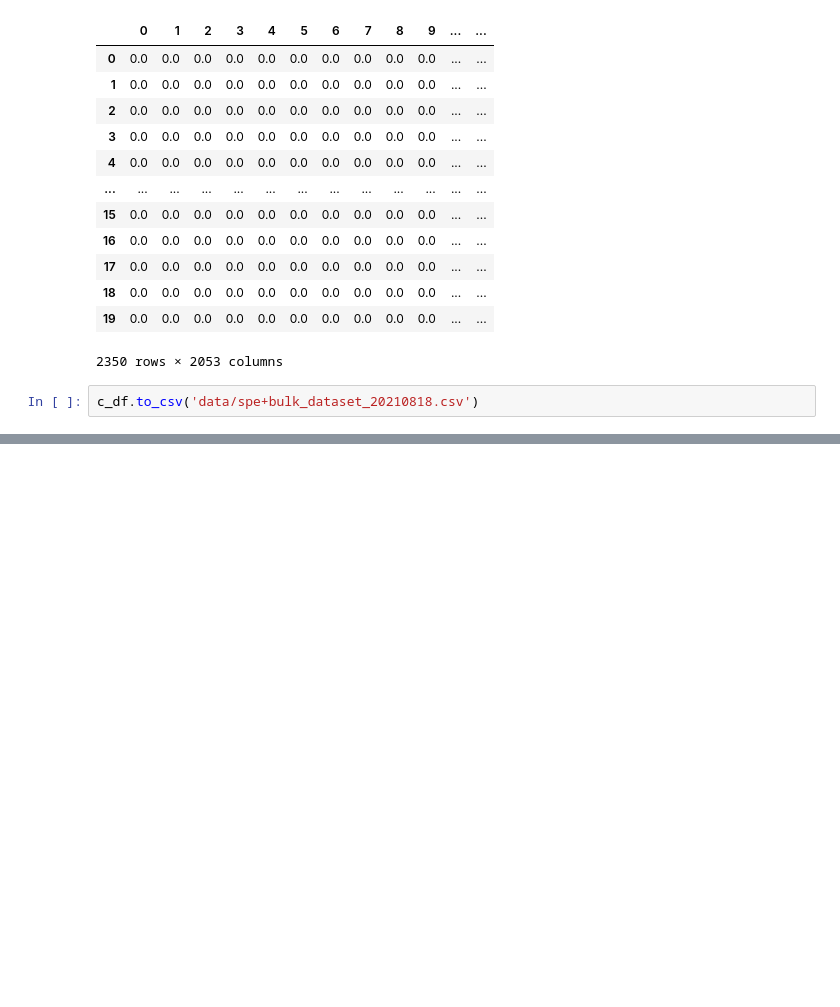
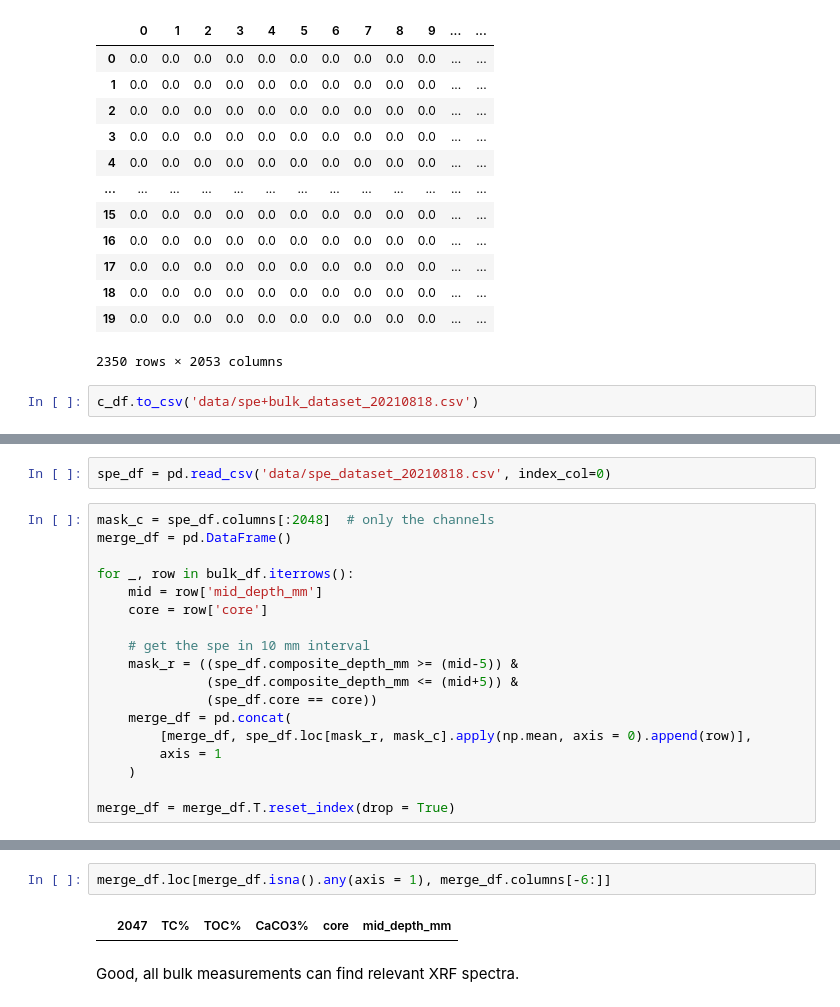
Before and after one commit to dispink/CaCO3_NWP, a Jupyter notebook: build_database_06.ipynb, the cells around one changed output, grey strips where cells are left out. Saved outputs shown, nothing was run; the diff lists cells and outputs as text; blank space fills up the shorter version.

```diff
--- a/build_database_06.ipynb
+++ b/build_database_06.ipynb
@@ -1215,0 +1271,20 @@ c_df.to_csv('data/spe+bulk_dataset_20210818.csv')
+# %%
+spe_df = pd.read_csv('data/spe_dataset_20210818.csv', index_col=0)
+# %%
+mask_c = spe_df.columns[:2048]  # only the channels
+merge_df = pd.DataFrame()
+
+for _, row in bulk_df.iterrows():
+    mid = row['mid_depth_mm']
+    core = row['core']
+
+    # get the spe in 10 mm interval
+    mask_r = ((spe_df.composite_depth_mm >= (mid-5)) &
+              (spe_df.composite_depth_mm <= (mid+5)) &
+              (spe_df.core == core))
+    merge_df = pd.concat(
+        [merge_df, spe_df.loc[mask_r, mask_c].apply(np.mean, axis = 0).append(row)],
+        axis = 1
+    )
+
+merge_df = merge_df.T.reset_index(drop = True)
@@ -1215,0 +1312,6 @@ c_df.to_csv('data/spe+bulk_dataset_20210818.csv')
+# %%
+merge_df.loc[merge_df.isna().any(axis = 1), merge_df.columns[-6:]]
+# %% [output]
+|  | 2047 | TC% | TOC% | CaCO3% | core | mid_depth_mm |
+# %% [markdown]
+Good, all bulk measurements can find relevant XRF spectra.
```
Also changed, not shown: parts of 14 cells of this notebook.
